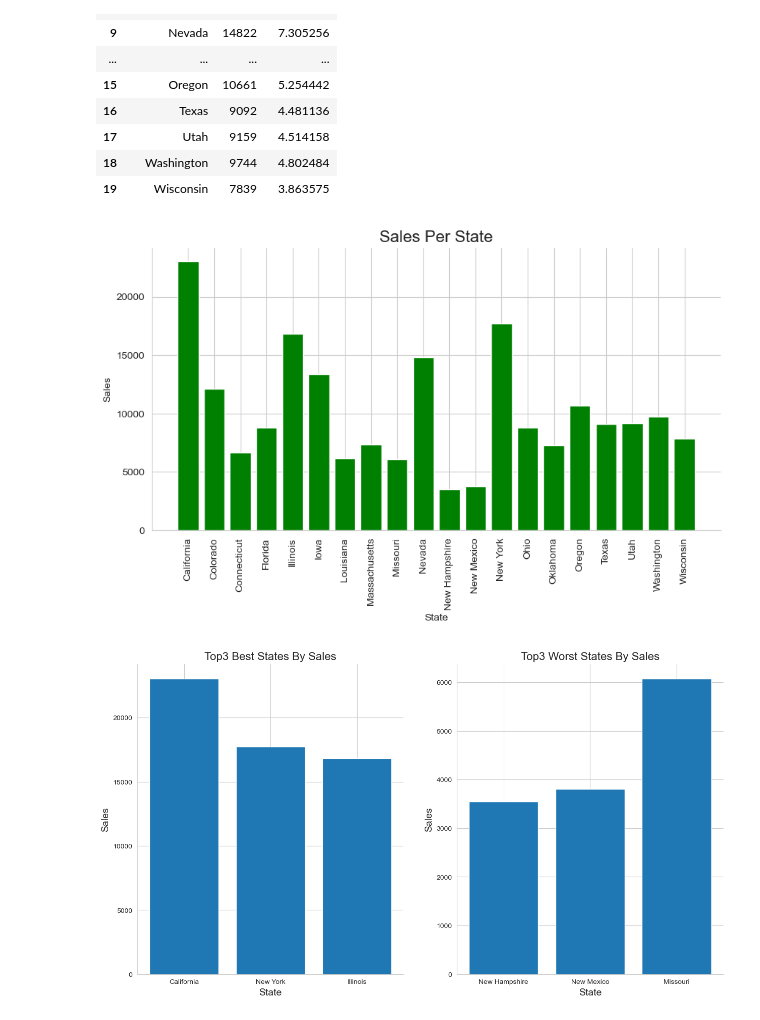
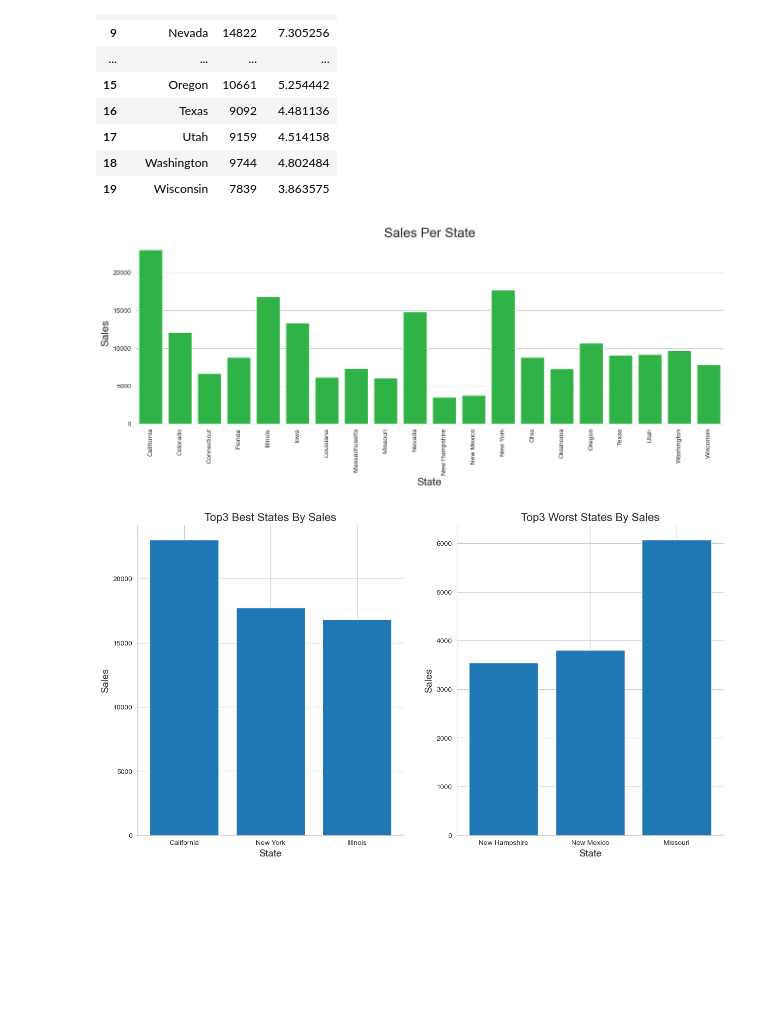
Before and after one commit to R3adyPro/Coffee-Chain-Sales, a Jupyter notebook: main.ipynb, the cells around one changed output. Drawn from its saved outputs; the diff is of its cells as text; code cells hidden in the pictures; blank space fills up the shorter version.

```diff
--- a/main.ipynb
+++ b/main.ipynb
@@ -67,17 +69,17 @@ stateSaleSet
 | 18 | Washington | 9744 | 4.802484 |
 | 19 | Wisconsin | 7839 | 3.863575 |
 # %%
-fig1, ax1 = plt.subplots(figsize=(10, 5))
+fig1, ax1 = plt.subplots(figsize=(16, 5))
 plt.rcParams['figure.dpi'] = 100
-plt.bar(stateSaleSet['State'], stateSaleSet['Sales'], color='g')
-plt.xlabel('State')
-plt.ylabel('Sales')
-plt.title('Sales Per State', size=16)
+plt.title('Sales Per State', size=20)
+plt.xlabel('State', size=16)
+plt.ylabel('Sales', size=16)
 plt.xticks(rotation='vertical')
-sns.despine()
+sns.barplot(x=stateSaleSet['State'], y=stateSaleSet['Sales'], color='g')
+sns.despine(left=True)
 plt.show()
 # %% [output]
-[figure, old version]
+[figure, new version]
 # %%
 stateSaleSetF = stateSaleSet.sort_values(by='Sales', ascending=False)
 stateSaleSetT = stateSaleSet.sort_values(by='Sales')
```
Also changed, not shown: parts of 16 cells of this notebook, 1 other file.
